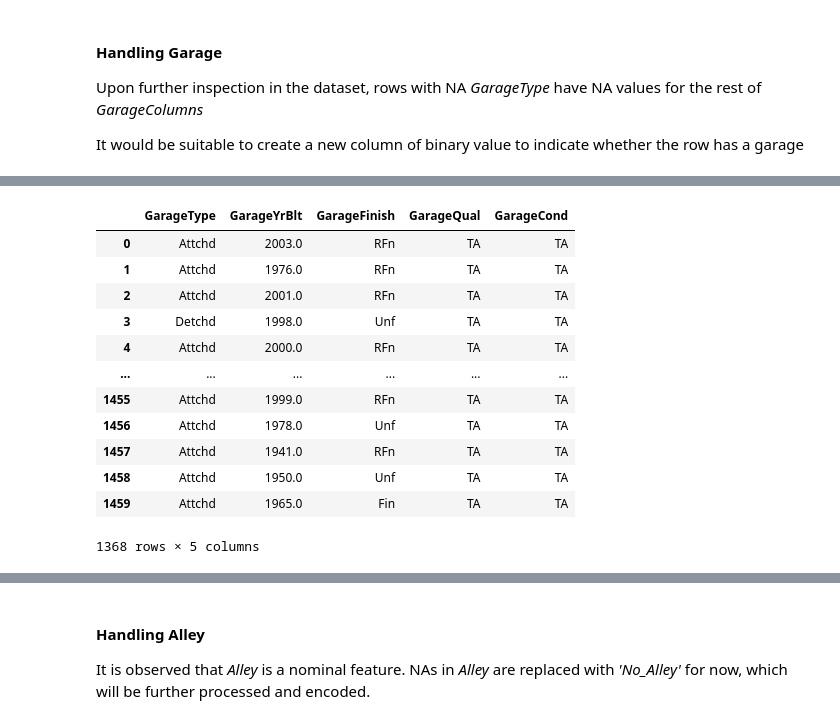
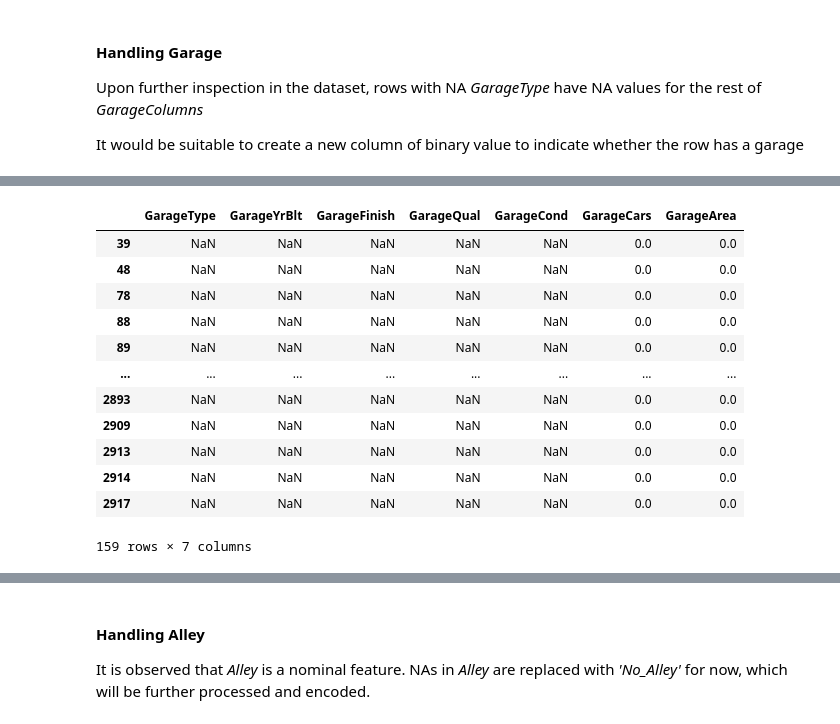
Before and after one commit to petermok-1213/house-price-regression, a Jupyter notebook: ipynb/random_forest_regression.ipynb, the cells around one changed output, grey strips where cells are left out. Drawn from its saved outputs; the diff is of its cells as text; code cells hidden in the pictures.

```diff
--- a/ipynb/random_forest_regression.ipynb
+++ b/ipynb/random_forest_regression.ipynb
@@ -131,14 +109,14 @@ cleaned_set.loc[mask, cols]
 # %%
 # Creating a indicator column
 cleaned_set = cleaned_set.assign(BsmtIncluded=training_set['BsmtQual'].notna())
-testing_set = testing_set.assign(BsmtIncluded=training_set['BsmtQual'].notna())
 
 # Replaceing NA with an arbitrary value
 mask = cleaned_set['BsmtQual'].isna()
-cols = ('BsmtQual', 'BsmtCond', 'BsmtExposure', 'BsmtFinType1', 'BsmtFinType2')
+cat_cols = ('BsmtQual', 'BsmtCond', 'BsmtExposure', 'BsmtFinType1', 'BsmtFinType2')
+num_cols = ('BsmtFinSF2', 'BsmtUnfSF', 'TotalBsmtSF')
 
-cleaned_set.loc[mask, cols] = 'NA'  # Since the features are categorical (str), the value will be as such
-testing_set.loc[mask, cols] = 'NA'
+cleaned_set.loc[mask, cat_cols] = str('NA')
+cleaned_set.loc[mask, num_cols] = 0
 
 display_missing_values(cleaned_set)
 # %% [output]
@@ -162,3 +139,0 @@ Since there are only 1 missing value left for *BsmtExposure* and *BsmtFinType2*,
-# %%
-cleaned_set = cleaned_set.dropna(axis=0, subset=['BsmtExposure', 'BsmtFinType2'])
-display_missing_values(cleaned_set)
@@ -178,0 +140,13 @@ MiscFeature             1395
+# %%
+# cleanup BsmtCond
+mask = cleaned_set['BsmtCond'].isna()
+cols = ('BsmtQual', 'BsmtCond', 'BsmtExposure', 'BsmtFinType1', 'BsmtFinType2', 'BsmtFinSF1', 'BsmtFinSF2', 'BsmtUnfSF', 'TotalBsmtSF')
+
+# Replaceing NA with an arbitrary value
+cat_cols = ('BsmtQual', 'BsmtCond', 'BsmtExposure', 'BsmtFinType1', 'BsmtFinType2')
+num_cols = ('BsmtFinSF2', 'BsmtUnfSF', 'TotalBsmtSF')
+
+cleaned_set.loc[mask, cat_cols] = str('NA')
+cleaned_set.loc[mask, num_cols] = 0
+
+display_missing_values(cleaned_set)
@@ -178,0 +171,13 @@ MiscFeature             1395
+# %%
+# cleanup BsmtExposure
+mask = cleaned_set['BsmtExposure'].isna()
+cols = ('BsmtQual', 'BsmtCond', 'BsmtExposure', 'BsmtFinType1', 'BsmtFinType2', 'BsmtFinSF1', 'BsmtFinSF2', 'BsmtUnfSF', 'TotalBsmtSF')
+
+# Replaceing NA with an arbitrary value
+cat_cols = ('BsmtQual', 'BsmtCond', 'BsmtExposure', 'BsmtFinType1', 'BsmtFinType2')
+num_cols = ('BsmtFinSF2', 'BsmtUnfSF', 'TotalBsmtSF')
+
+cleaned_set.loc[mask, cat_cols] = str('NA')
+cleaned_set.loc[mask, num_cols] = 0
+
+display_missing_values(cleaned_set)
@@ -204,22 +236,22 @@ cleaned_set.loc[mask, cols]
 # %%
-# Inspecting rows with non-NA GarageType
-mask = cleaned_set['GarageType'].notna()
-cols = ('GarageType', 'GarageYrBlt', 'GarageFinish', 'GarageQual', 'GarageCond')
+# Inspecting rows with NA YrBlt
+mask = cleaned_set['GarageYrBlt'].isna()
+cols = ('GarageType', 'GarageYrBlt', 'GarageFinish', 'GarageQual', 'GarageCond', 'GarageCars', 'GarageArea')
 cleaned_set.loc[mask, cols]
 # %% [output]
-|  | GarageType | GarageYrBlt | GarageFinish | GarageQual | GarageCond |
-| 0 | Attchd | 2003.0 | RFn | TA | TA |
-| 1 | Attchd | 1976.0 | RFn | TA | TA |
-| 2 | Attchd | 2001.0 | RFn | TA | TA |
-| 3 | Detchd | 1998.0 | Unf | TA | TA |
-| 4 | Attchd | 2000.0 | RFn | TA | TA |
-| ... | ... | ... | ... | ... | ... |
-| 1455 | Attchd | 1999.0 | RFn | TA | TA |
-| 1456 | Attchd | 1978.0 | Unf | TA | TA |
-| 1457 | Attchd | 1941.0 | RFn | TA | TA |
-| 1458 | Attchd | 1950.0 | Unf | TA | TA |
-| 1459 | Attchd | 1965.0 | Fin | TA | TA |
+|  | GarageType | GarageYrBlt | GarageFinish | GarageQual | GarageCond | GarageCars | GarageArea |
+| 39 | NaN | NaN | NaN | NaN | NaN | 0.0 | 0.0 |
+| 48 | NaN | NaN | NaN | NaN | NaN | 0.0 | 0.0 |
+| 78 | NaN | NaN | NaN | NaN | NaN | 0.0 | 0.0 |
+| 88 | NaN | NaN | NaN | NaN | NaN | 0.0 | 0.0 |
+| 89 | NaN | NaN | NaN | NaN | NaN | 0.0 | 0.0 |
+| ... | ... | ... | ... | ... | ... | ... | ... |
+| 2893 | NaN | NaN | NaN | NaN | NaN | 0.0 | 0.0 |
+| 2909 | NaN | NaN | NaN | NaN | NaN | 0.0 | 0.0 |
+| 2913 | NaN | NaN | NaN | NaN | NaN | 0.0 | 0.0 |
+| 2914 | NaN | NaN | NaN | NaN | NaN | 0.0 | 0.0 |
+| 2917 | NaN | NaN | NaN | NaN | NaN | 0.0 | 0.0 |
-1368 rows × 5 columns
+159 rows × 7 columns
 # %%
 # Creating a indicator column
 cleaned_set = cleaned_set.assign(GarageIncluded=training_set['GarageType'].notna())
```
Also changed, not shown: parts of 40 cells of this notebook.
